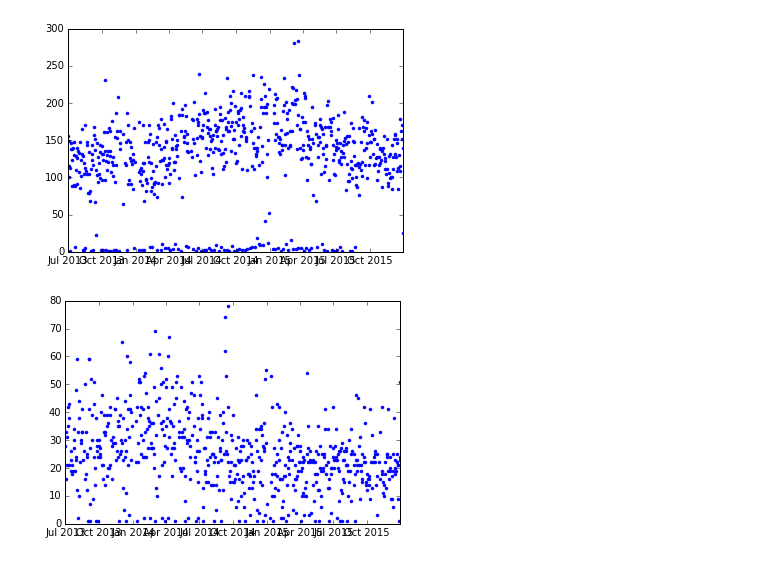
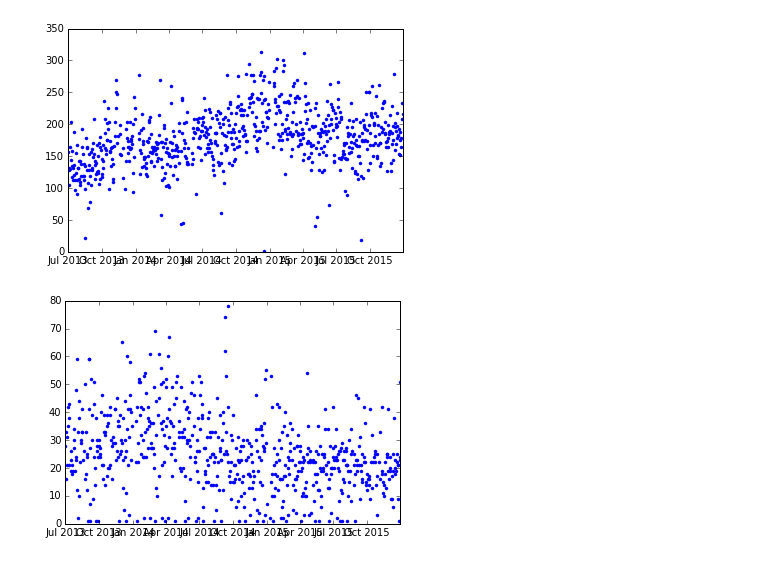
Before and after one commit to KashinYana/client-flow, a Jupyter notebook: Statistics.ipynb, the cells around one changed output. Saved outputs shown, nothing was run; the diff lists cells and outputs as text; code cells hidden in the pictures.

```diff
--- a/Statistics.ipynb
+++ b/Statistics.ipynb
@@ -7,11 +7,11 @@ import tools
 df = tools.load_dataframe()
 # %%
 import matplotlib.pyplot as plt
-scale = df[(df["SUBBRANCH_ID"] == 1006034) & (df["HOUR"] == 18) & (df["OPCAT_CATEGORY"] == "CM")]
+scale = df[(df["SUBBRANCH_ID"] == 1006034) & (df["HOUR"] == 13) & (df["OPCAT_CATEGORY"] == "CM")]
 plt.plot(scale["DAY"], scale["SIZE"], '.')
 plt.show()
 # %% [output]
-[figure, old version]
+[figure, new version]
 # %%
 import matplotlib.pyplot as plt
 scale = df[(df["SUBBRANCH_ID"] == 1005625) & (df["HOUR"] == 18) & (df["OPCAT_CATEGORY"] == "SM")]
```
Also changed, not shown: 3 other files.
